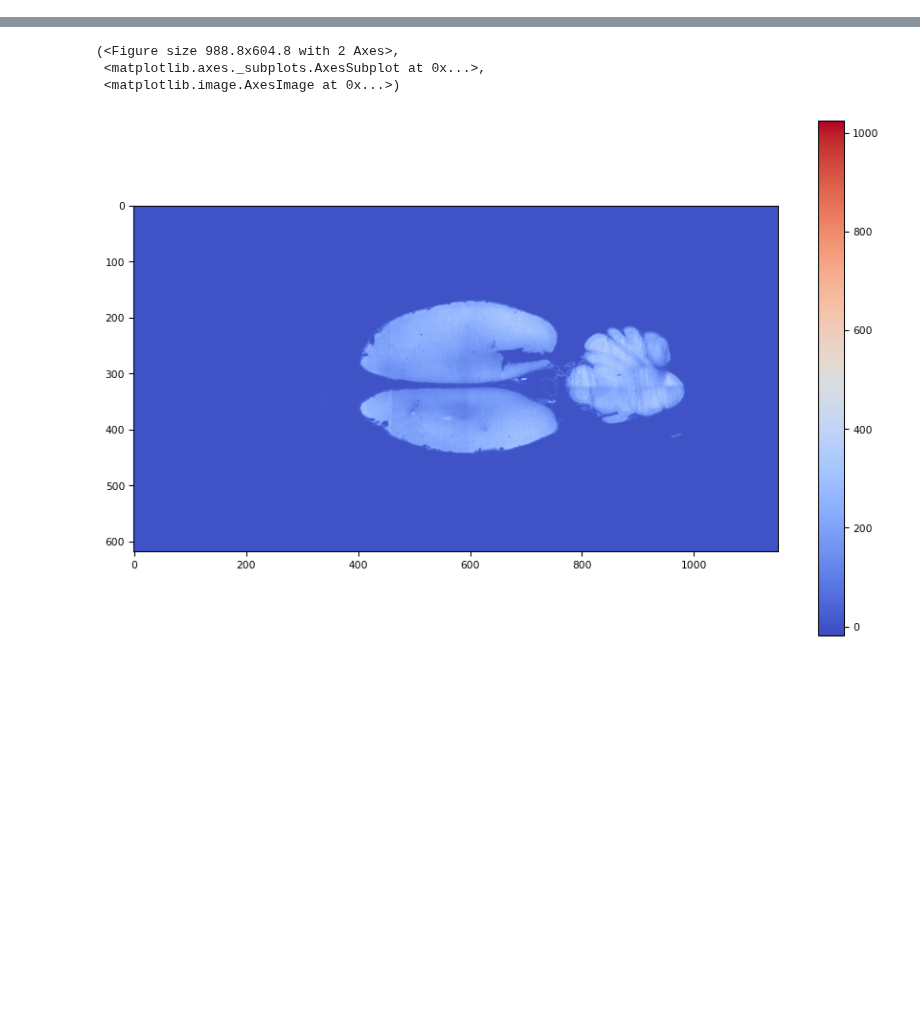
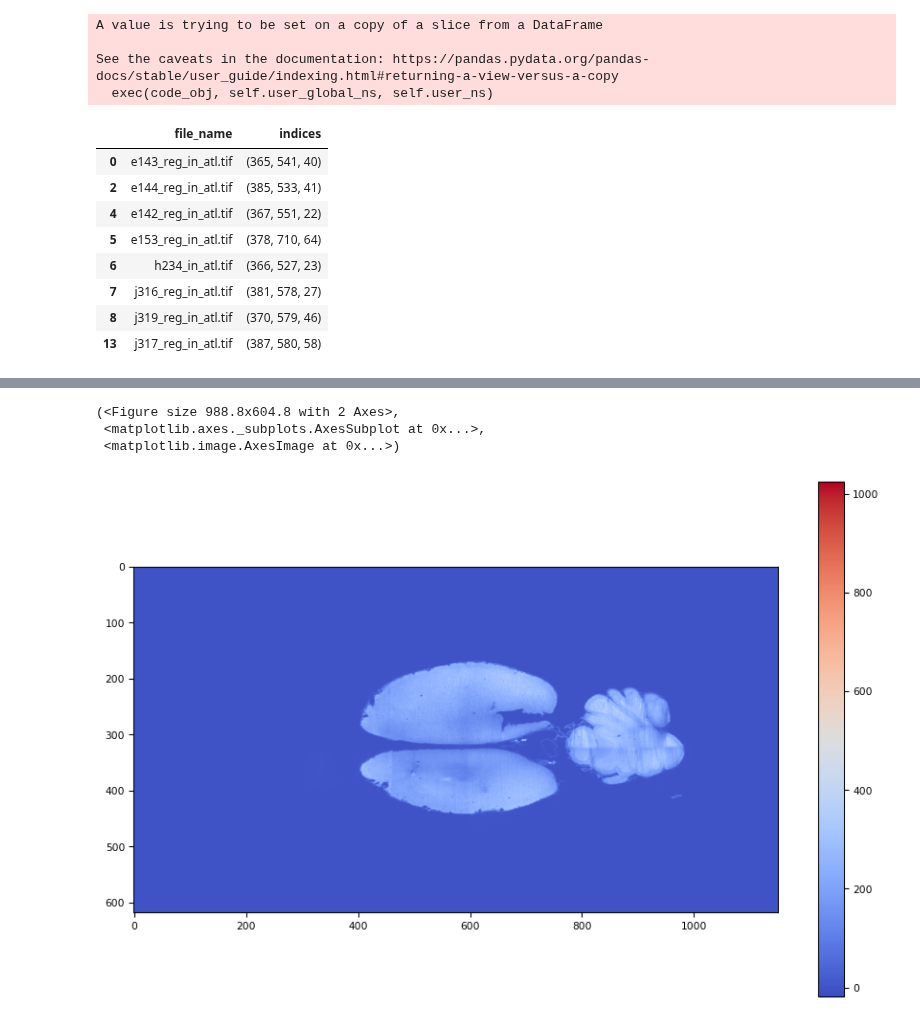
Before and after one commit to PrincetonUniversity/BrainPipe, a Jupyter notebook: tools/analysis/analysis_injection_site_plots.ipynb, the cells around one changed output, grey strips where cells are left out. Drawn from its saved outputs; the diff is of its cells as text; code cells hidden in the pictures; blank space fills up the shorter version.

```diff
--- a/tools/analysis/analysis_injection_site_plots.ipynb
+++ b/tools/analysis/analysis_injection_site_plots.ipynb
@@ -40,0 +65,17 @@ max_in_reg_df
+# %%
+max_in_atl_df.indices[7] = '(381, 578, 27)'
+max_in_atl_df
+# %% [output]
+A value is trying to be set on a copy of a slice from a DataFrame
+
+See the caveats in the documentation: https://pandas.pydata.org/pandas-docs/stable/user_guide/indexing.html#returning-a-view-versus-a-copy
+  exec(code_obj, self.user_global_ns, self.user_ns)
+|  | file_name | indices |
+| 0 | e143_reg_in_atl.tif | (365, 541, 40) |
+| 2 | e144_reg_in_atl.tif | (385, 533, 41) |
+| 4 | e142_reg_in_atl.tif | (367, 551, 22) |
+| 5 | e153_reg_in_atl.tif | (378, 710, 64) |
+| 6 | h234_in_atl.tif | (366, 527, 23) |
+| 7 | j316_reg_in_atl.tif | (381, 578, 27) |
+| 8 | j319_reg_in_atl.tif | (370, 579, 46) |
+| 13 | j317_reg_in_atl.tif | (387, 580, 58) |
```
Also changed, not shown: parts of 13 cells of this notebook, 6 other files.
